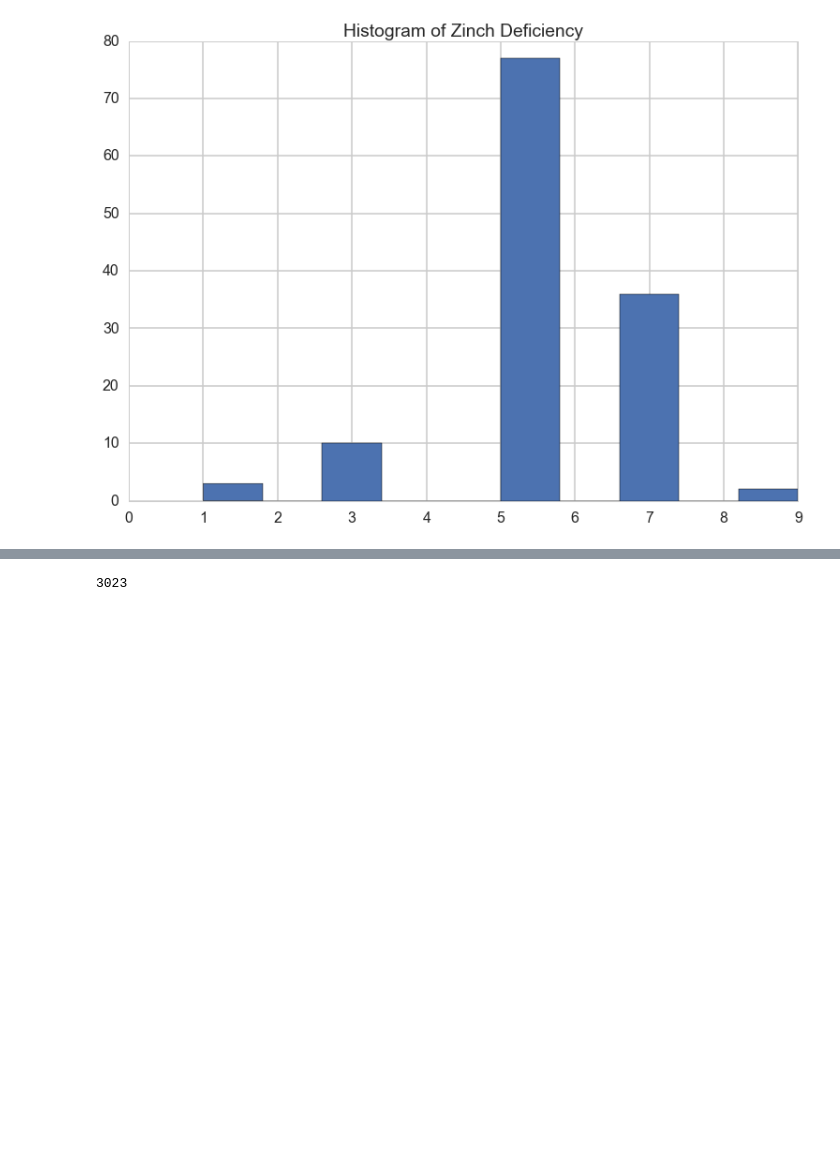
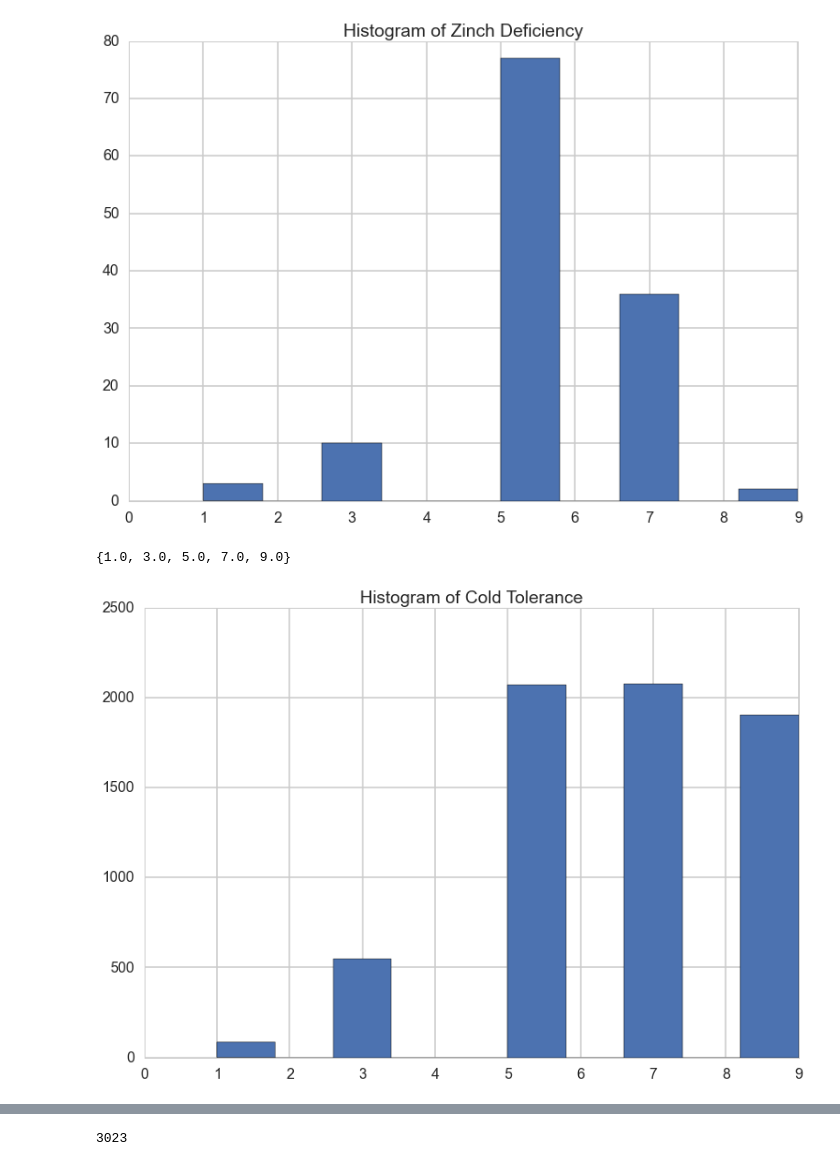
Before and after one commit to o0neil/Believe_The_Hype, a Jupyter notebook: WORK.ipynb, the cells around one changed output, grey strips where cells are left out. Saved outputs shown, nothing was run; the diff lists cells and outputs as text; code cells hidden in the pictures; blank space fills up the shorter version.

```diff
--- a/WORK.ipynb
+++ b/WORK.ipynb
@@ -510,6 +512,13 @@ plt.hist(to_int_list(all_info, 'zinc_def_1'))
 plt.title('Histogram of Zinch Deficiency');
 # %% [output]
 [figure]
+# %%
+plt.hist(to_int_list(all_info, 'cold_tolerance'))
+plt.title('Histogram of Cold Tolerance');
+set(to_int_list(all_info, 'cold_tolerance'))
+# %% [output]
+{1.0, 3.0, 5.0, 7.0, 9.0}
+[figure, added]
 # %%
 def unique_values(df, column):
     print "%s:" % column
```
Also changed, not shown: parts of 39 cells of this notebook.
